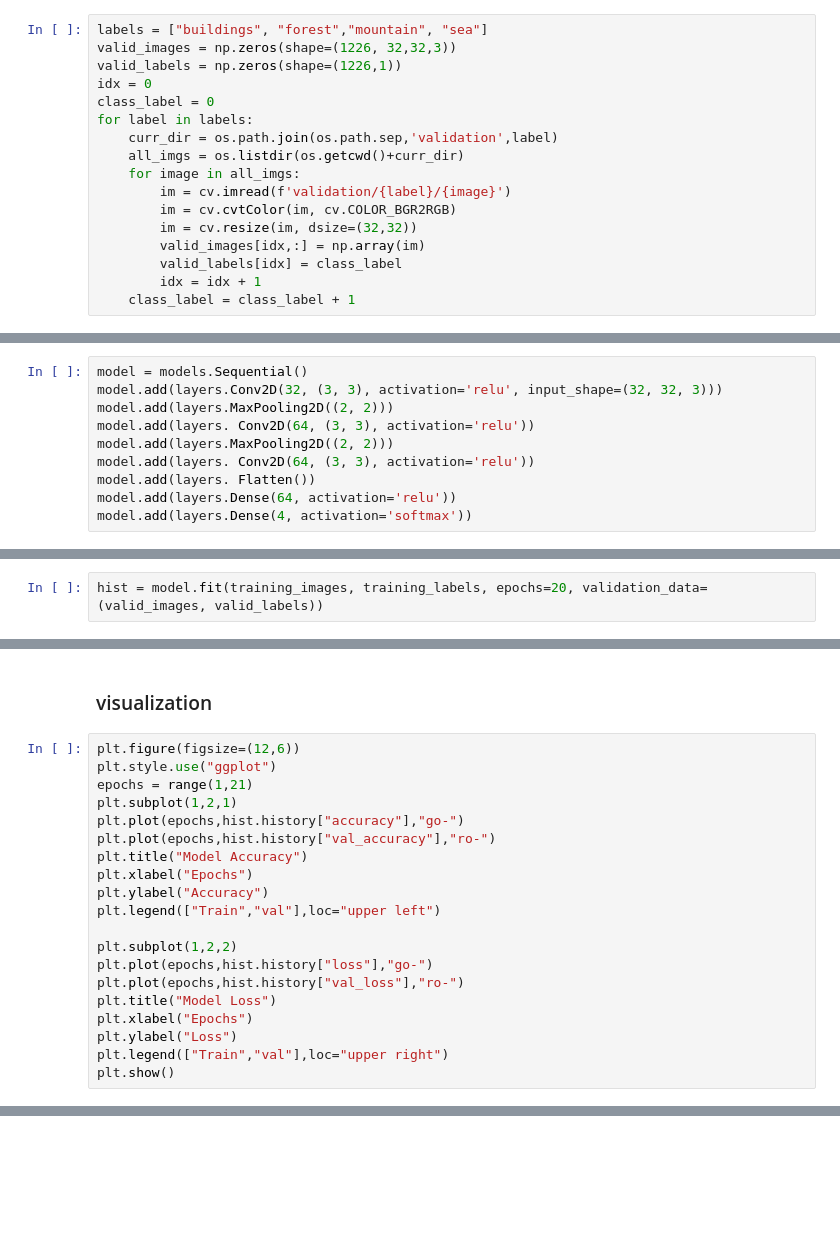
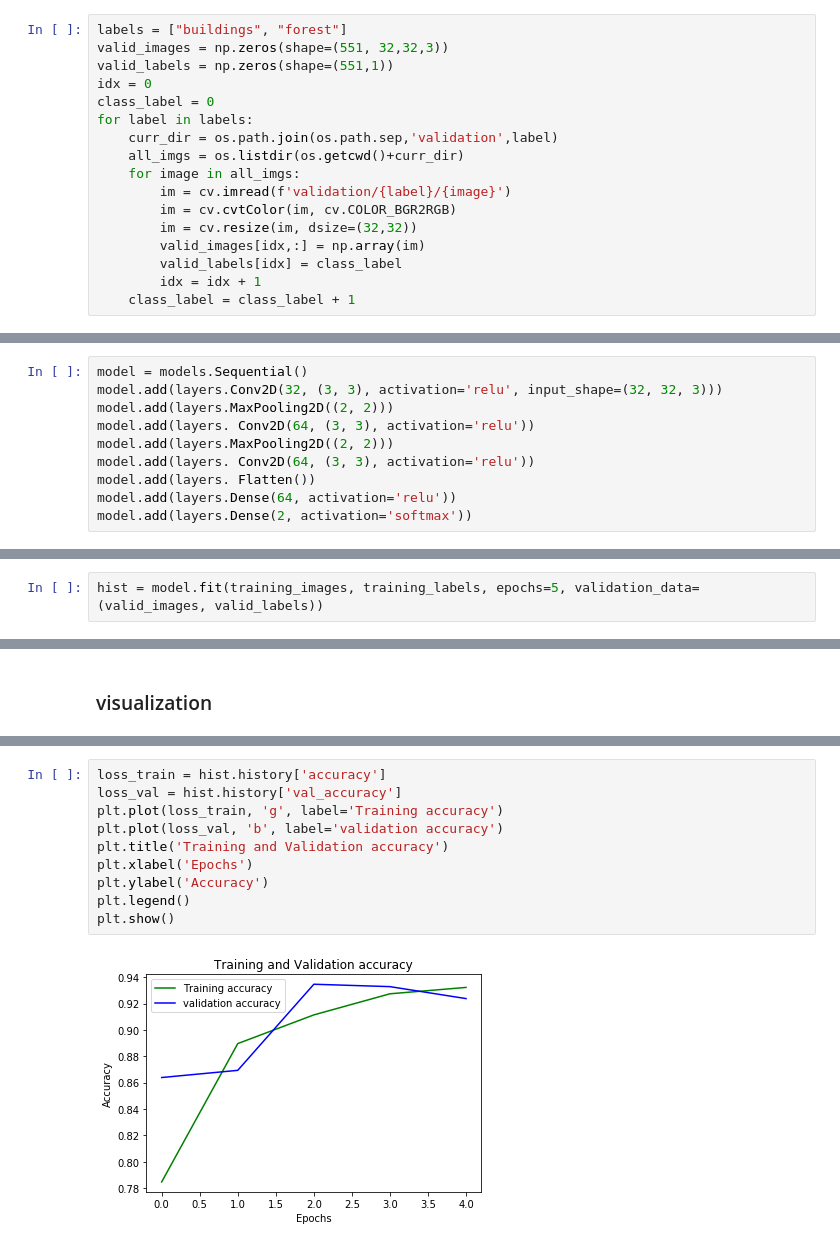
Before and after one commit to Ibrahim182/CNN-ANN-SVM, a Jupyter notebook: ANN_images.ipynb, the cells around one changed output, grey strips where cells are left out. Cells and saved outputs as stored; diff of their text form; blank space fills up the shorter version.

```diff
--- a/ANN_images.ipynb
+++ b/ANN_images.ipynb
@@ -34,9 +34,9 @@ training_images[0].shape
 # %% [markdown]
 ### validation information
 # %%
-labels = ["buildings", "forest","mountain", "sea"]
-valid_images = np.zeros(shape=(1226, 32,32,3))
-valid_labels = np.zeros(shape=(1226,1))
+labels = ["buildings", "forest"]
+valid_images = np.zeros(shape=(551, 32,32,3))
+valid_labels = np.zeros(shape=(551,1))
 idx = 0
 class_label = 0
 for label in labels:
@@ -78,10 +78,10 @@ model.add(layers.MaxPooling2D((2, 2)))
 model.add(layers. Conv2D(64, (3, 3), activation='relu'))
 model.add(layers. Flatten())
 model.add(layers.Dense(64, activation='relu'))
-model.add(layers.Dense(4, activation='softmax'))
+model.add(layers.Dense(2, activation='softmax'))
 # %%
 
 model.compile(optimizer='adam', loss='sparse_categorical_crossentropy', metrics=['accuracy'])
 # %%
-hist = model.fit(training_images, training_labels, epochs=20, validation_data=(valid_images, valid_labels))
+hist = model.fit(training_images, training_labels, epochs=5, validation_data=(valid_images, valid_labels))
 # %% [output]
@@ -117,22 +106,2 @@ INFO:tensorflow:Assets written to: result.model\assets
 # %% [markdown]
 ### visualization
-# %%
-plt.figure(figsize=(12,6))
-plt.style.use("ggplot")
-epochs = range(1,21)
-plt.subplot(1,2,1)
-plt.plot(epochs,hist.history["accuracy"],"go-")
-plt.plot(epochs,hist.history["val_accuracy"],"ro-")
-plt.title("Model Accuracy")
-plt.xlabel("Epochs")
-plt.ylabel("Accuracy")
-plt.legend(["Train","val"],loc="upper left")
-
-plt.subplot(1,2,2)
-plt.plot(epochs,hist.history["loss"],"go-")
-plt.plot(epochs,hist.history["val_loss"],"ro-")
-plt.title("Model Loss")
-plt.xlabel("Epochs")
-plt.ylabel("Loss")
-plt.legend(["Train","val"],loc="upper right")
-plt.show()
@@ -140,0 +108,12 @@ plt.show()
+# %%
+loss_train = hist.history['accuracy']
+loss_val = hist.history['val_accuracy']
+plt.plot(loss_train, 'g', label='Training accuracy')
+plt.plot(loss_val, 'b', label='validation accuracy')
+plt.title('Training and Validation accuracy')
+plt.xlabel('Epochs')
+plt.ylabel('Accuracy')
+plt.legend()
+plt.show()
+# %% [output]
+[figure, added]
```
Also changed, not shown: parts of 10 cells of this notebook, 1 other file.
